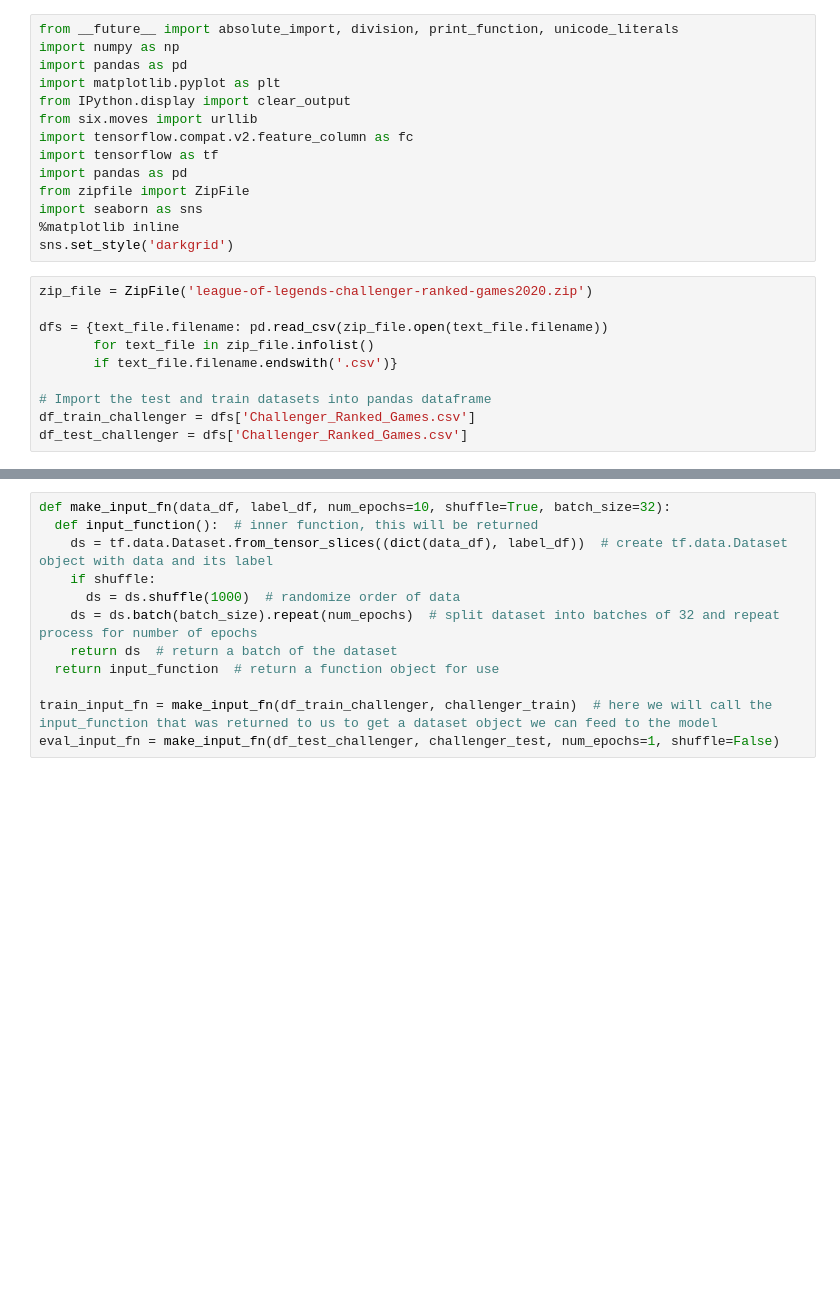
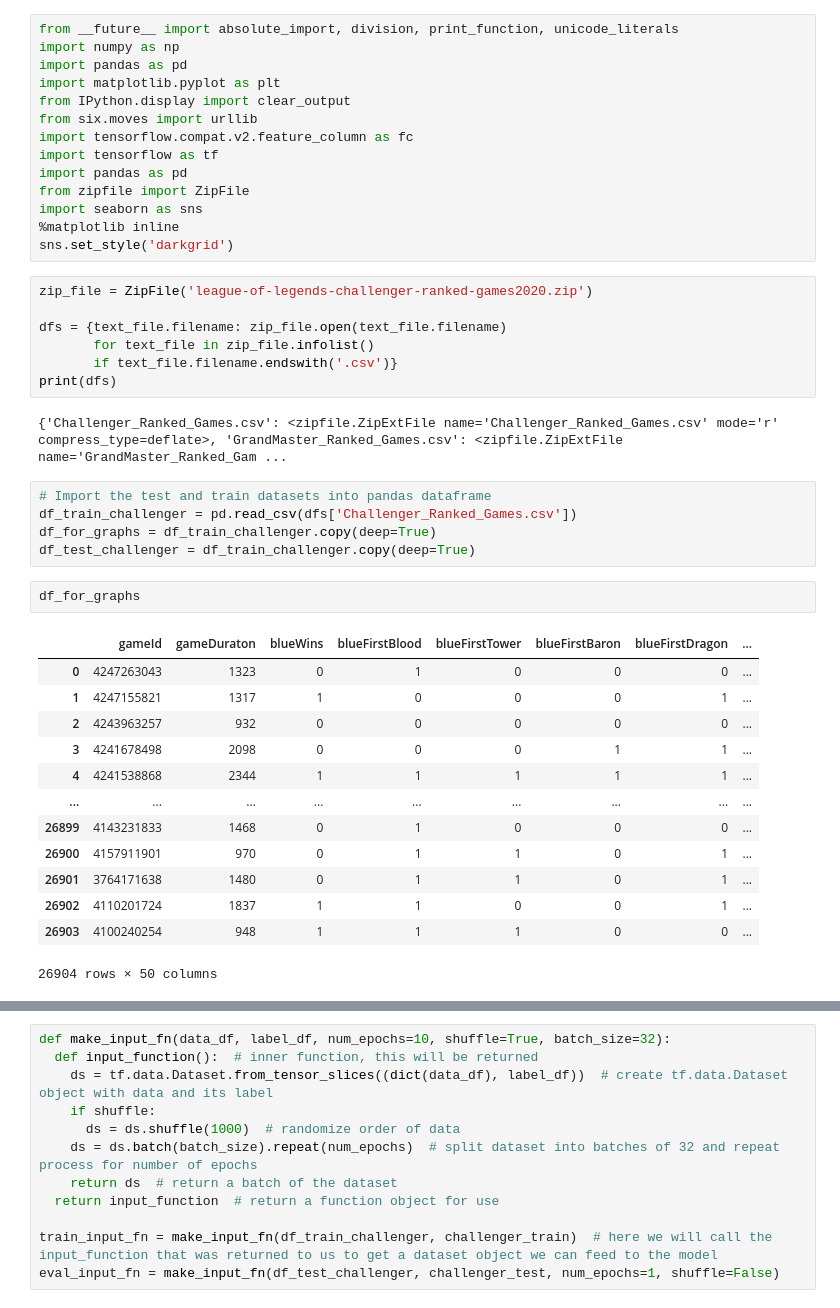
Before and after one commit to DevEliran/LoL---win-predictions, a Jupyter notebook: League_Of_Legends_Win_Prediction.ipynb, the cells around one changed output, grey strips where cells are left out. Drawn from its saved outputs; the diff is of its cells as text; blank space fills up the shorter version.

```diff
--- a/League_Of_Legends_Win_Prediction.ipynb
+++ b/League_Of_Legends_Win_Prediction.ipynb
@@ -40,13 +57,33 @@ sns.set_style('darkgrid')
 # %%
 zip_file = ZipFile('league-of-legends-challenger-ranked-games2020.zip')
 
-dfs = {text_file.filename: pd.read_csv(zip_file.open(text_file.filename))
+dfs = {text_file.filename: zip_file.open(text_file.filename)
        for text_file in zip_file.infolist()
        if text_file.filename.endswith('.csv')}
-
-# Import the test and train datasets into pandas dataframe
-df_train_challenger = dfs['Challenger_Ranked_Games.csv']
-df_test_challenger = dfs['Challenger_Ranked_Games.csv']
+print(dfs)
+# %% [output]
+{'Challenger_Ranked_Games.csv': <zipfile.ZipExtFile name='Challenger_Ranked_Games.csv' mode='r' compress_type=deflate>, 'GrandMaster_Ranked_Games.csv': <zipfile.ZipExtFile name='GrandMaster_Ranked_Gam ...
+# %%
+# Import the test and train datasets into pandas dataframe
+df_train_challenger = pd.read_csv(dfs['Challenger_Ranked_Games.csv'])
+df_for_graphs = df_train_challenger.copy(deep=True)
+df_test_challenger = df_train_challenger.copy(deep=True)
+# %%
+df_for_graphs
+# %% [output]
+|  | gameId | gameDuraton | blueWins | blueFirstBlood | blueFirstTower | blueFirstBaron | blueFirstDragon | ... |
+| 0 | 4247263043 | 1323 | 0 | 1 | 0 | 0 | 0 | ... |
+| 1 | 4247155821 | 1317 | 1 | 0 | 0 | 0 | 1 | ... |
+| 2 | 4243963257 | 932 | 0 | 0 | 0 | 0 | 0 | ... |
+| 3 | 4241678498 | 2098 | 0 | 0 | 0 | 1 | 1 | ... |
+| 4 | 4241538868 | 2344 | 1 | 1 | 1 | 1 | 1 | ... |
+| ... | ... | ... | ... | ... | ... | ... | ... | ... |
+| 26899 | 4143231833 | 1468 | 0 | 1 | 0 | 0 | 0 | ... |
+| 26900 | 4157911901 | 970 | 0 | 1 | 1 | 0 | 1 | ... |
+| 26901 | 3764171638 | 1480 | 0 | 1 | 1 | 0 | 1 | ... |
+| 26902 | 4110201724 | 1837 | 1 | 1 | 0 | 0 | 1 | ... |
+| 26903 | 4100240254 | 948 | 1 | 1 | 1 | 0 | 0 | ... |
+26904 rows × 50 columns
 # %%
 challenger_train = df_train_challenger[["blueWins"]]
 challenger_test = df_test_challenger[["blueWins"]]
```
Also changed, not shown: parts of 25 cells of this notebook.
